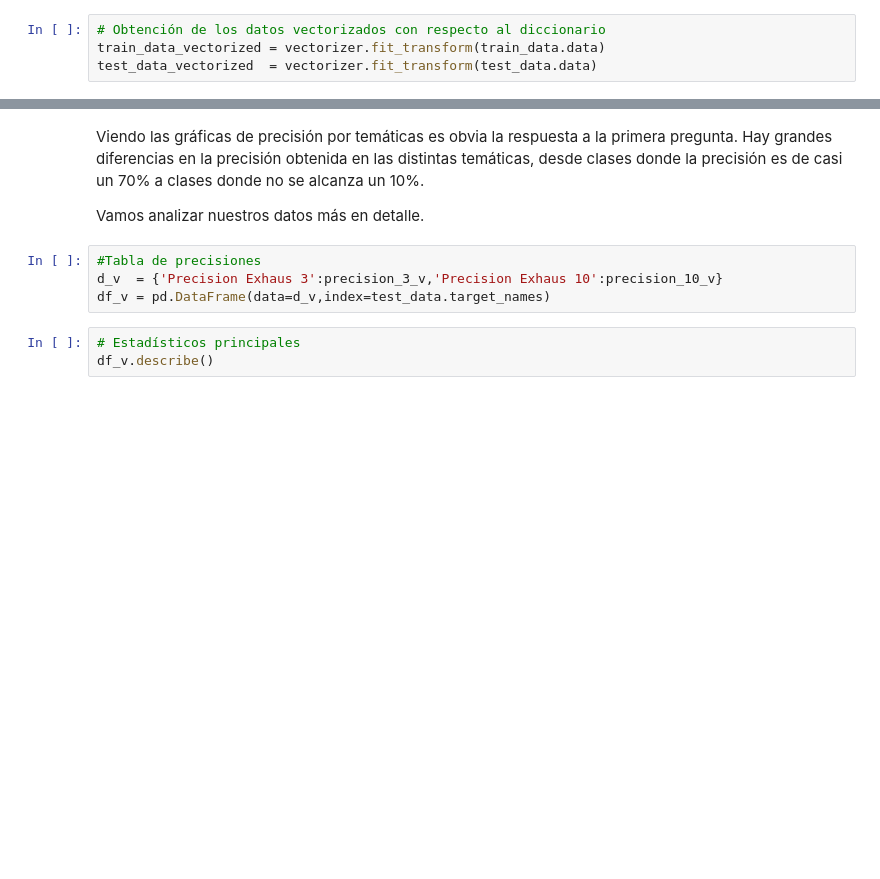
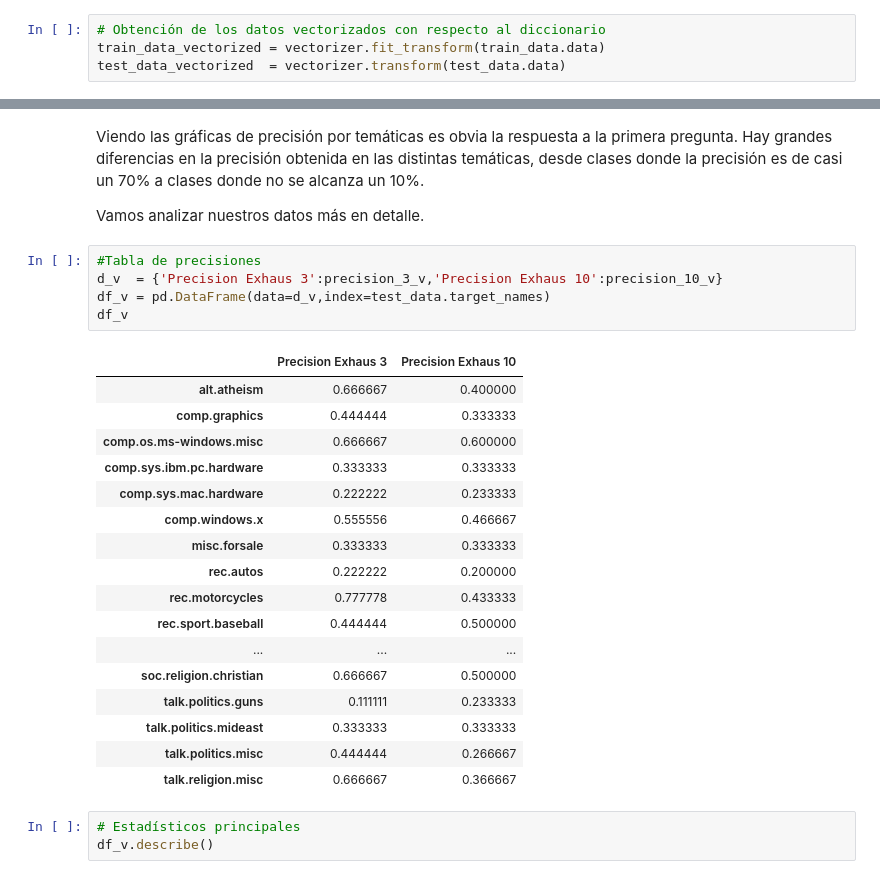
Before and after one commit to frblazquez/IA, a Jupyter notebook: Practice 2.2/Practica2.2.ipynb, the cells around one changed output, grey strips where cells are left out. Cells and saved outputs as stored; diff of their text form; blank space fills up the shorter version.

```diff
--- a/Practice 2.2/Practica2.2.ipynb
+++ b/Practice 2.2/Practica2.2.ipynb
@@ -28,7 +28,7 @@ vectorizer = CountVectorizer(analyzer='word',stop_words='english', binary=False,
 # %%
 # Obtención de los datos vectorizados con respecto al diccionario
 train_data_vectorized = vectorizer.fit_transform(train_data.data)
-test_data_vectorized  = vectorizer.fit_transform(test_data.data)
+test_data_vectorized  = vectorizer.transform(test_data.data)
 # %% [markdown]
 Importamos librerías usadas en los siguientes apartados. Recomendamos crear una instancia de random con una semilla concreta en aquellas celdas donde se prentenda que el comportamiento no varíe entre ejecuciones. Esto es, para obtener aleatoriedad pero determinismo (aunque suene contradictorio). Se fija una semilla global que **puede verse afectada por cambios en el orden de ejecución de las celdas**.
 # %%
@@ -195,7 +195,26 @@ Vamos analizar nuestros datos más en detalle.
 # %%
 #Tabla de precisiones
 d_v  = {'Precision Exhaus 3':precision_3_v,'Precision Exhaus 10':precision_10_v}
 df_v = pd.DataFrame(data=d_v,index=test_data.target_names)
+df_v
+# %% [output]
+|  | Precision Exhaus 3 | Precision Exhaus 10 |
+| alt.atheism | 0.666667 | 0.400000 |
+| comp.graphics | 0.444444 | 0.333333 |
+| comp.os.ms-windows.misc | 0.666667 | 0.600000 |
+| comp.sys.ibm.pc.hardware | 0.333333 | 0.333333 |
+| comp.sys.mac.hardware | 0.222222 | 0.233333 |
+| comp.windows.x | 0.555556 | 0.466667 |
+| misc.forsale | 0.333333 | 0.333333 |
+| rec.autos | 0.222222 | 0.200000 |
+| rec.motorcycles | 0.777778 | 0.433333 |
+| rec.sport.baseball | 0.444444 | 0.500000 |
+| ... | ... | ... |
+| soc.religion.christian | 0.666667 | 0.500000 |
+| talk.politics.guns | 0.111111 | 0.233333 |
+| talk.politics.mideast | 0.333333 | 0.333333 |
+| talk.politics.misc | 0.444444 | 0.266667 |
+| talk.religion.misc | 0.666667 | 0.366667 |
 # %%
 # Estadísticos principales
 df_v.describe()
```
Also changed, not shown: parts of 6 cells of this notebook, 1 other file.
